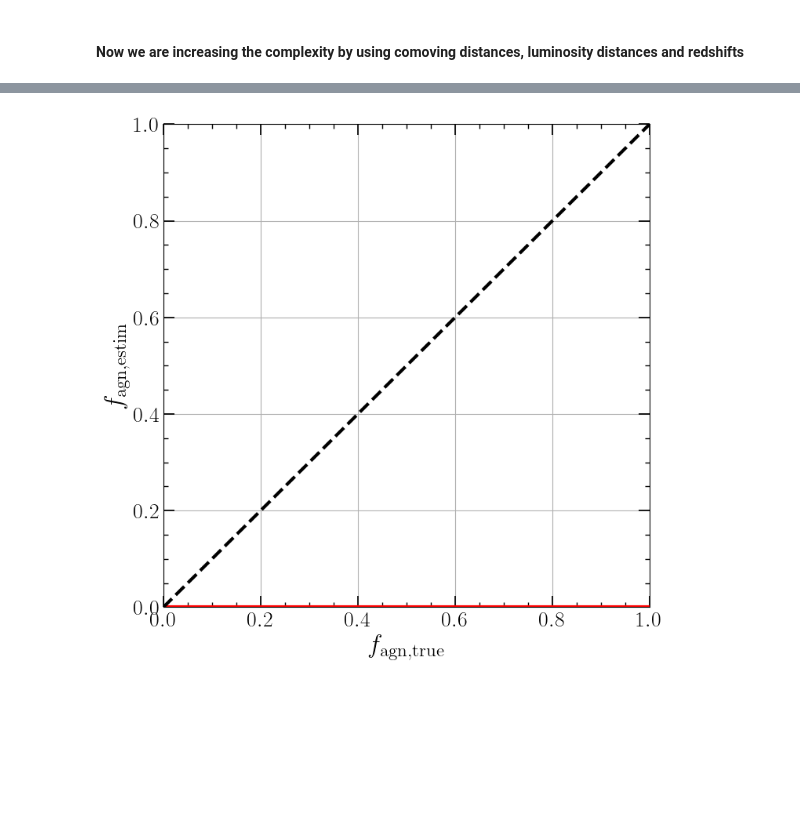
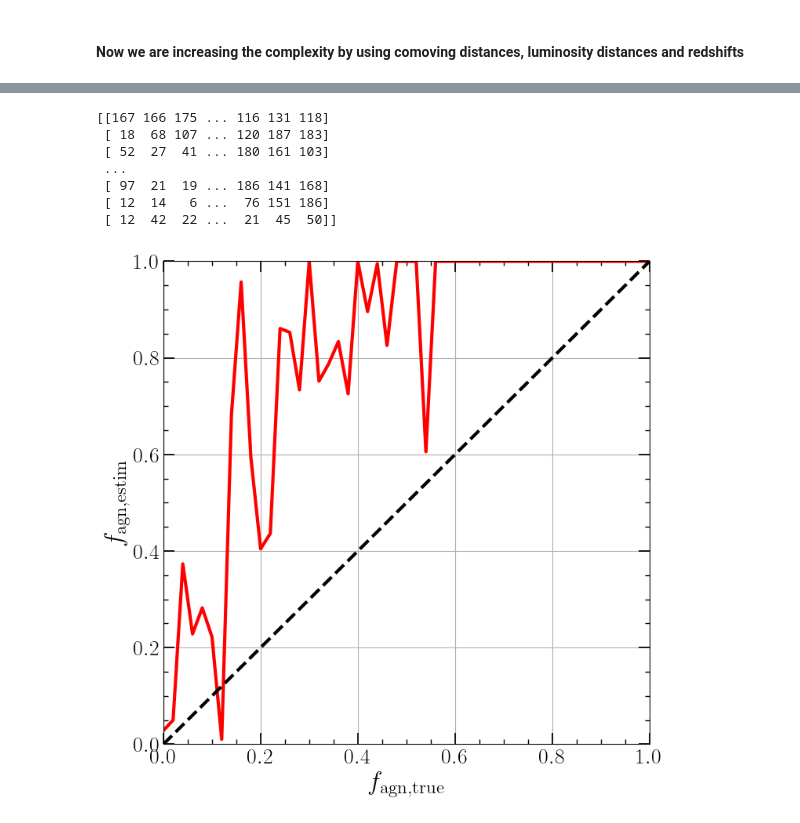
Before and after one commit to LucasPouw/darksirenpop, a Jupyter notebook: rel_err_minimal_example.ipynb, the cells around one changed output, grey strips where cells are left out. Drawn from its saved outputs; the diff is of its cells as text; code cells hidden in the pictures; blank space fills up the shorter version.

```diff
--- a/rel_err_minimal_example.ipynb
+++ b/rel_err_minimal_example.ipynb
@@ -231,21 +358,45 @@ plt.show()
+# %%
+agn_mask = np.ones(len(p_agn_agn_gws_all), dtype=bool)
+if len(error_idx_agn) != 0:
+    agn_mask[np.array(error_idx_agn)] = False
+
+p_agn_agn_gws = p_agn_agn_gws_all[agn_mask]
+p_alt_agn_gws = p_alt_agn_gws_all[agn_mask]
+
+alt_mask = np.ones(len(p_agn_alt_gws_all), dtype=bool)
+if len(error_idx_alt) != 0:
+    alt_mask[np.array(error_idx_alt)] = False
+p_agn_alt_gws = p_agn_alt_gws_all[alt_mask]
+p_alt_alt_gws = p_alt_alt_gws_all[alt_mask]
 # %%
 ### Some translations to reuse my code ###
 cw_pagn = np.append(p_agn_agn_gws, p_agn_alt_gws)
 cw_palt = np.append(p_alt_agn_gws, p_alt_alt_gws)
 palt = cw_palt  # c = 1
-agn_events = np.ones(int(len(obs_rlum_gw_agn) + len(obs_rlum_gw_alt)), dtype=bool)
-agn_events[len(obs_rlum_gw_agn):] = 0
+agn_events = np.ones(int(len(p_agn_agn_gws) + len(p_agn_alt_gws)), dtype=bool)
+agn_events[len(p_agn_agn_gws):] = 0
 alt_events = ~agn_events
 ##########################################
 
 use_N_gws = 100
+n_trials = len(cw_pagn) // (2 * use_N_gws)
+
 max_N_fagns = 51
 N_true_fagns = min(use_N_gws+1, max_N_fagns)    # Cannot create more f_agn values than use_N_gws+1 and don't want to generate more than max_N_fagns
 calc_logllh_at_N_points = 1000                  # Only change if you want higher resolution, but why would you?
 log_llh_x_ax = np.linspace(0.0001, 0.9999, calc_logllh_at_N_points)
-n_trials = 100
+
 gw_chunk_size = 100  # Optimized for my own system - vectorize operations for this many GWs
 llh_chunk_size = 10  # Optimized for my own system - vectorize operations for this many values of f_agn
+
+
+## These two lines are for making the underlying truth equal to the actual realization of that truth
+use_N_agn_events = np.arange(0, use_N_gws + 1, int(use_N_gws / (N_true_fagns-1)), dtype=np.int32)
+true_fagns = use_N_agn_events / use_N_gws
+use_N_alt_events = use_N_gws - use_N_agn_events
+realized_fagns = use_N_agn_events / use_N_gws  # Realization of the truth
+
+
 
 if (use_N_gws > gw_chunk_size) & (calc_logllh_at_N_points > llh_chunk_size):
     print('Chunking...')
@@ -257,15 +408,32 @@ for trial_idx in tqdm(range(n_trials)):
     # true_fagns = use_N_agn_events / use_N_gws
 
     ## Otherwise, use these two
-    true_fagns = np.linspace(0, 1, N_true_fagns)  # Underlying truth
-    use_N_agn_events = np.random.binomial(n=use_N_gws, p=true_fagns)  # Make random realization of a universe with a true fagn
+    # true_fagns = np.linspace(0, 1, N_true_fagns)  # Underlying truth
+    # use_N_agn_events = np.random.binomial(n=use_N_gws, p=true_fagns)  # Make random realization of a universe with a true fagn
 
-    use_N_alt_events = use_N_gws - use_N_agn_events
-    realized_fagns = use_N_agn_events / use_N_gws  # Realization of the truth
+    # use_N_alt_events = use_N_gws - use_N_agn_events
+    # realized_fagns = use_N_agn_events / use_N_gws  # Realization of the truth
 
-    agn_idx = np.random.choice(np.where(agn_events)[0], size=(N_true_fagns, use_N_gws), replace=True)
-    alt_idx = np.random.choice(np.where(alt_events)[0], size=(N_true_fagns, use_N_gws), replace=True)
+    # agn_idx = np.random.choice(np.where(agn_events)[0], size=(N_true_fagns, use_N_gws), replace=False)
+    # alt_idx = np.random.choice(np.where(alt_events)[0], size=(N_true_fagns, use_N_gws), replace=False)
+    # idx = np.where(np.arange(use_N_gws) < use_N_agn_events[:, None], agn_idx, alt_idx)  # Shape (N_true_fagns, use_N_gws)
+
+    ## Use these lines for binomial realization of truth TODO: get this working properly
+    # true_fagns = np.linspace(0, 1, N_true_fagns)  # Underlying truth
+    # use_N_agn_events = np.random.binomial(n=use_N_gws, p=true_fagns)  # Make random realization of a universe with a true fagn
+    # use_N_alt_events = use_N_gws - use_N_agn_events
+    # realized_fagns = use_N_agn_events / use_N_gws  # Realization of the truth
+
+    agn_idx = np.zeros((N_true_fagns, use_N_gws), dtype=int)
+    alt_idx = np.zeros((N_true_fagns, use_N_gws), dtype=int)
+    for k in range(N_true_fagns):
+        possible_idx = np.arange(use_N_gws, dtype=int)
+        np.random.shuffle(possible_idx)
+        agn_idx[k,:] = possible_idx
+        np.random.shuffle(possible_idx)
+        alt_idx[k,:] = possible_idx + NGW_AGN
     idx = np.where(np.arange(use_N_gws) < use_N_agn_events[:, None], agn_idx, alt_idx)  # Shape (N_true_fagns, use_N_gws)
+    print(idx)
 
     fagn_times_fobsc = log_llh_x_ax[:, np.newaxis, np.newaxis]
     total_cw_prob_agn = cw_pagn[idx].T[np.newaxis,...]
@@ -286,31 +454,38 @@ for trial_idx in tqdm(range(n_trials)):
                 fagn_chunk = fagn_times_fobsc[llh_start:llh_stop, ...]
                 fagn_times_cw_p_agn = fagn_chunk * cw_agn_prob_chunk
                 fagn_times_cw_p_alt = fagn_chunk * cw_alt_prob_chunk
                 alt_prob_chunk_rightshape = np.ones_like(fagn_chunk) * alt_prob_chunk  # TODO: This shape correction doesn't seem to matter
 
                 log_prob = np.log(fagn_times_cw_p_agn + alt_prob_chunk_rightshape - fagn_times_cw_p_alt)
                 log_llh_numerator[llh_start:llh_stop, :] += np.sum(log_prob, axis=1)
     else:
         log_llh_numerator_per_event = np.log(fagn_times_fobsc * total_cw_prob_agn + total_prob_alt - fagn_times_fobsc * total_cw_prob_alt)
         log_llh_numerator = np.sum(log_llh_numerator_per_event, axis=1 )
 
     log_llh_denominator = use_N_gws * np.log(p_det)  # TODO: PROPERLY DO GW SELECTION EFFECTS
     log_llh = log_llh_numerator - log_llh_denominator
     estimation_arr[trial_idx, :] = log_llh_x_ax[np.argmax(log_llh, axis=0)]  # TODO: change to interpolation
 
 fagn_medians = np.median(estimation_arr, axis=0)
 q016 = np.quantile(estimation_arr, 0.16, axis=0)
 q084 = np.quantile(estimation_arr, 0.84, axis=0)
 
 plt.figure(figsize=(8,8))
 plt.plot(true_fagns, fagn_medians, color='red', linewidth=3)
 plt.plot(np.linspace(0,1,100), np.linspace(0,1,100), linestyle='dashed', color='black', zorder=6, linewidth=3)
 plt.fill_between(true_fagns, q016, q084, color='red', alpha=0.3)
 plt.xlabel(r'$f_{\rm agn, true}$')
 plt.ylabel(r'$f_{\rm agn, estim}$')
 plt.grid()
 plt.xlim(0, 1)
 plt.ylim(0, 1)
 plt.show()
 # %% [output]
+[[167 166 175 ... 116 131 118]
+ [ 18  68 107 ... 120 187 183]
+ [ 52  27  41 ... 180 161 103]
+ ...
+ [ 97  21  19 ... 186 141 168]
+ [ 12  14   6 ...  76 151 186]
+ [ 12  42  22 ...  21  45  50]]
-[figure, old version]
+[figure, new version]
```
Also changed, not shown: parts of 10 cells of this notebook, 9 other files.
